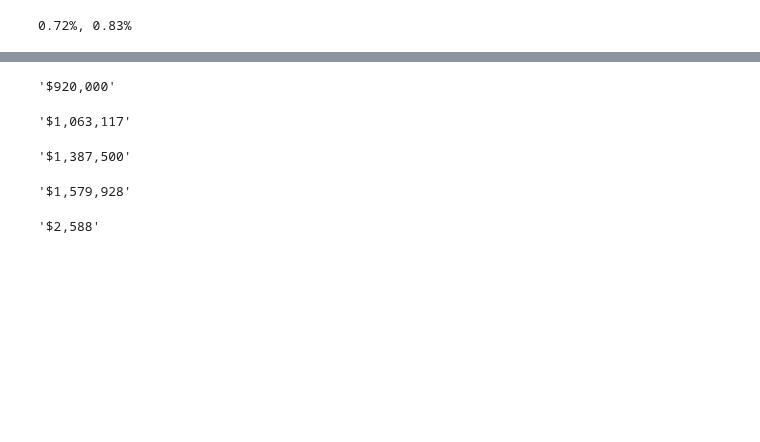
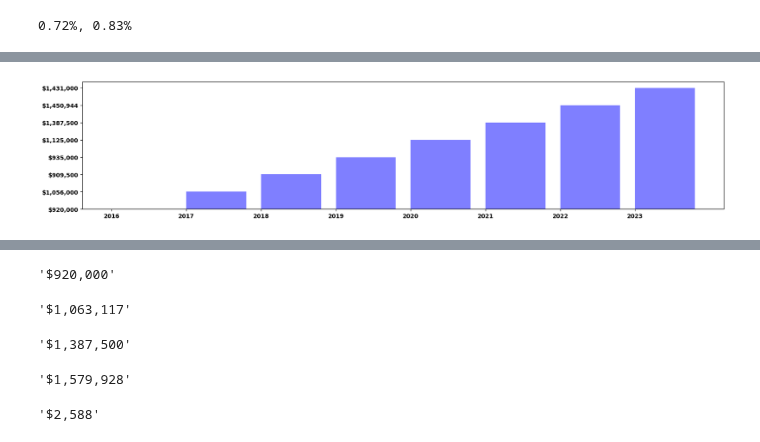
Before and after one commit to MaisieDeGraaf/oakville-housing-analysis, a Jupyter notebook: Code-Pooja/Housing.ipynb, the cells around one changed output, grey strips where cells are left out. Drawn from its saved outputs; the diff is of its cells as text; code cells hidden in the pictures; blank space fills up the shorter version.

```diff
--- a/Code-Pooja/Housing.ipynb
+++ b/Code-Pooja/Housing.ipynb
@@ -184,9 +184,18 @@ median_sale_price
 | 6 | 2022 | $1,450,944 |
 | 7 | 2023 | $1,431,000 |
 # %%
-# year = ["2016", "2017", "2018", "2019", "2020", "]
-# cars_in_cities = [214.7, 564.4, 416.5, 466.7, 350.6]
-# x_axis = np.arange(len(cars_in_cities))
+year = ["2016", "2017", "2018", "2019", "2020", "2021", "2022", "2023"]
+# Median Sale Price = [214.7, 564.4, 416.5, 466.7, 350.6]
+
+# Set x axis and tick locations
+x_axis = year
+#tick_locations = [value+0.4 for value in x_axis]
+plt.figure(figsize=(20,4))
+plt.bar(x_axis, median_sale_price["Median Sale Price"], color='b', alpha=0.5, align="edge")
+#plt.xticks(tick_locations, median_sale_price["Primary Year"], rotation="vertical")
+plt.show()
+# %% [output]
+[figure, added]
 # %%
 #Avg Sale Price
 file2 = Path("Resources/Oakville_Avg_Sale_Price.csv")
```
Also changed, not shown: parts of 4 cells of this notebook.
